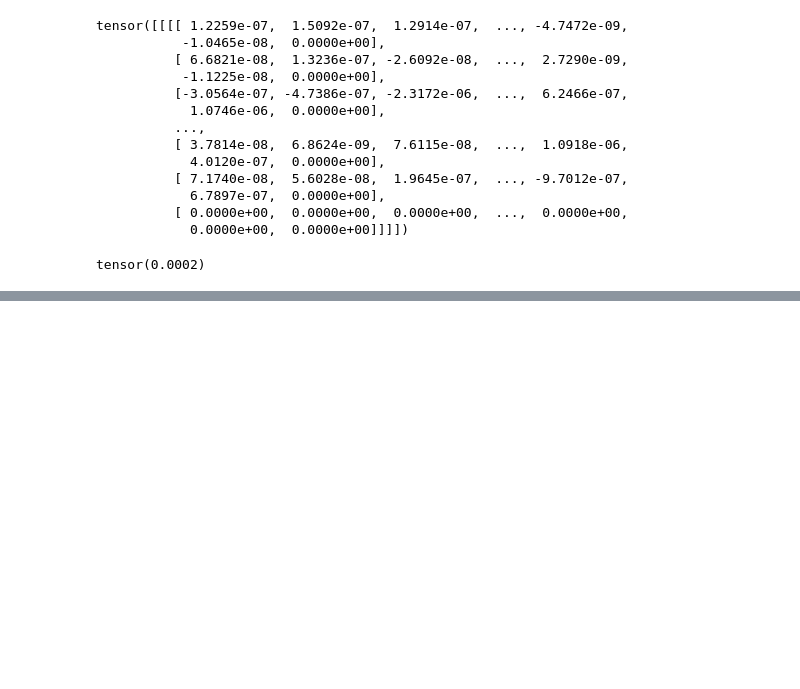
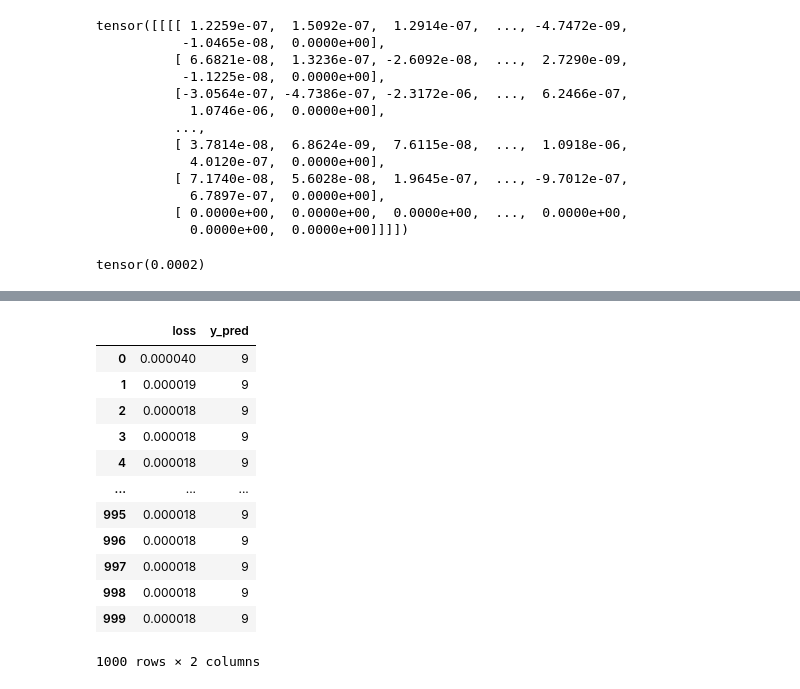
Before and after one commit to TannerAGraves/FW-variants-for-WB-Adversarial-Attacks, a Jupyter notebook: scratch.ipynb, the cells around one changed output, grey strips where cells are left out. Saved outputs shown, nothing was run; the diff lists cells and outputs as text; code cells hidden in the pictures; blank space fills up the shorter version.

```diff
--- a/scratch.ipynb
+++ b/scratch.ipynb
@@ -87,0 +104,16 @@ tensor(0.0976)
+# %%
+hist
+# %% [output]
+|  | loss | y_pred |
+| 0 | 0.000040 | 9 |
+| 1 | 0.000019 | 9 |
+| 2 | 0.000018 | 9 |
+| 3 | 0.000018 | 9 |
+| 4 | 0.000018 | 9 |
+| ... | ... | ... |
+| 995 | 0.000018 | 9 |
+| 996 | 0.000018 | 9 |
+| 997 | 0.000018 | 9 |
+| 998 | 0.000018 | 9 |
+| 999 | 0.000018 | 9 |
+1000 rows × 2 columns
```
Also changed, not shown: parts of 9 cells of this notebook, 1 other file.
